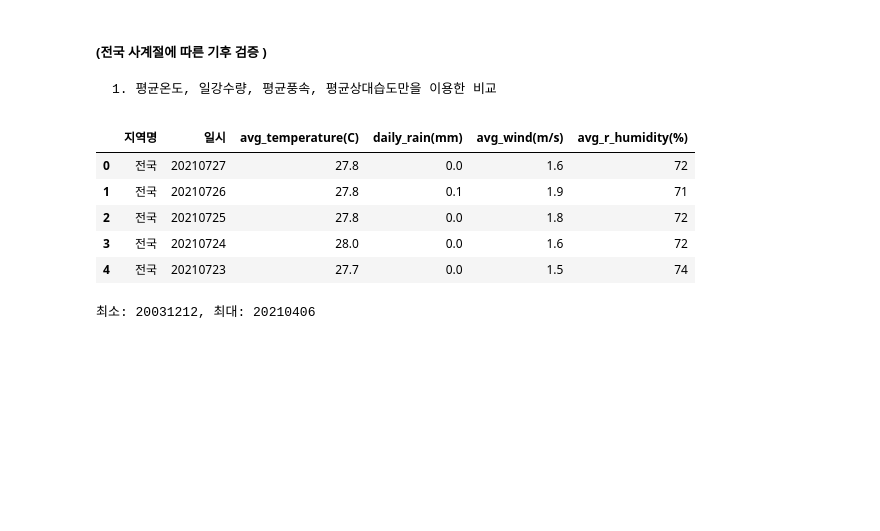
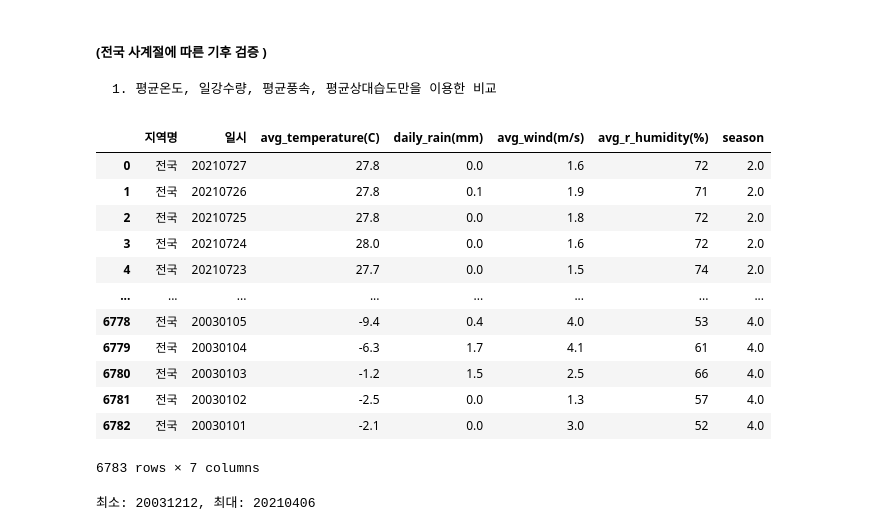
Before and after one commit to jiwoo-coding/aiai, a Jupyter notebook: Data_preprocess(weather).ipynb, the cells around one changed output. Cells and saved outputs as stored; diff of their text form; code cells hidden in the pictures; blank space fills up the shorter version.

```diff
--- a/Data_preprocess(weather).ipynb
+++ b/Data_preprocess(weather).ipynb
@@ -394,14 +394,20 @@ df1.to_csv("All_weather.csv", index=False, encoding='utf-8-sig')
 # %%
 allweather=pd.read_csv("All_weather.csv", encoding='utf-8-sig')
 # %%
-allweather.head()
 # %% [output]
-|  | 지역명 | 일시 | avg_temperature(C) | daily_rain(mm) | avg_wind(m/s) | avg_r_humidity(%) |
-| 0 | 전국 | 20210727 | 27.8 | 0.0 | 1.6 | 72 |
-| 1 | 전국 | 20210726 | 27.8 | 0.1 | 1.9 | 71 |
-| 2 | 전국 | 20210725 | 27.8 | 0.0 | 1.8 | 72 |
-| 3 | 전국 | 20210724 | 28.0 | 0.0 | 1.6 | 72 |
-| 4 | 전국 | 20210723 | 27.7 | 0.0 | 1.5 | 74 |
+|  | 지역명 | 일시 | avg_temperature(C) | daily_rain(mm) | avg_wind(m/s) | avg_r_humidity(%) | season |
+| 0 | 전국 | 20210727 | 27.8 | 0.0 | 1.6 | 72 | 2.0 |
+| 1 | 전국 | 20210726 | 27.8 | 0.1 | 1.9 | 71 | 2.0 |
+| 2 | 전국 | 20210725 | 27.8 | 0.0 | 1.8 | 72 | 2.0 |
+| 3 | 전국 | 20210724 | 28.0 | 0.0 | 1.6 | 72 | 2.0 |
+| 4 | 전국 | 20210723 | 27.7 | 0.0 | 1.5 | 74 | 2.0 |
+| ... | ... | ... | ... | ... | ... | ... | ... |
+| 6778 | 전국 | 20030105 | -9.4 | 0.4 | 4.0 | 53 | 4.0 |
+| 6779 | 전국 | 20030104 | -6.3 | 1.7 | 4.1 | 61 | 4.0 |
+| 6780 | 전국 | 20030103 | -1.2 | 1.5 | 2.5 | 66 | 4.0 |
+| 6781 | 전국 | 20030102 | -2.5 | 0.0 | 1.3 | 57 | 4.0 |
+| 6782 | 전국 | 20030101 | -2.1 | 0.0 | 3.0 | 52 | 4.0 |
+6783 rows × 7 columns
 # %%
 # 발생되지 않은 날씨 기후 판별
 occur_day=set(AI_occur['발생일'])
```
Also changed, not shown: parts of 2 cells of this notebook, 28 other files.
